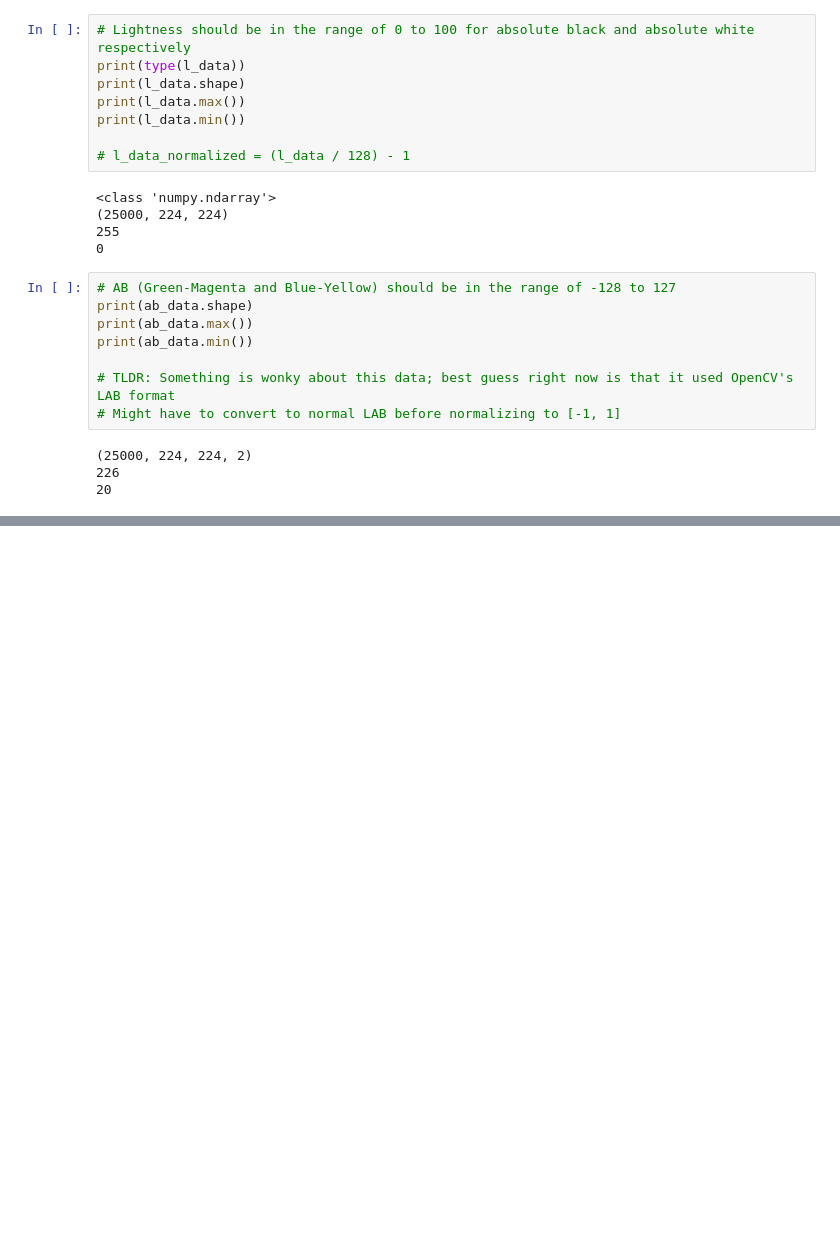
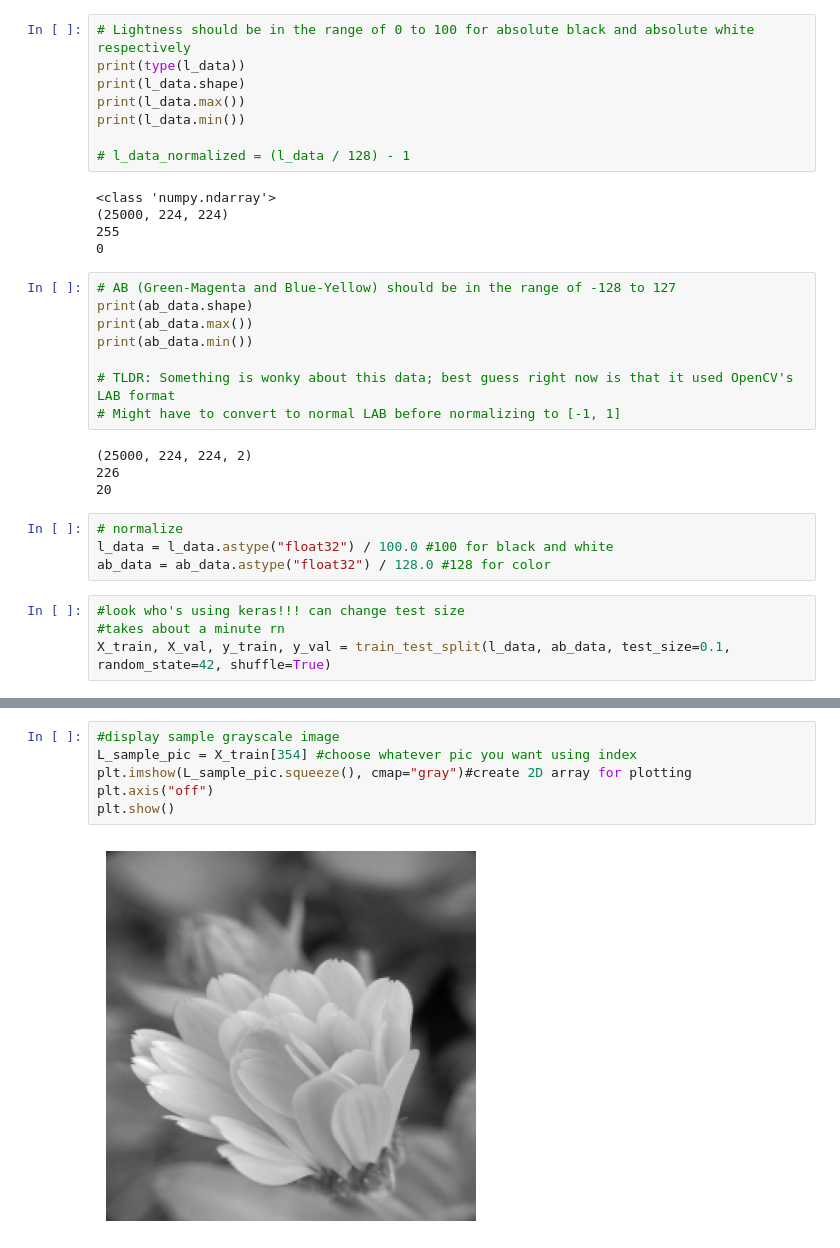
Before and after one commit to laura-anker/NN-FinalProject, a Jupyter notebook: colorization_model.ipynb, the cells around one changed output, grey strips where cells are left out. Cells and saved outputs as stored; diff of their text form; blank space fills up the shorter version.

Commit message:
added code to display black and white sample pic

```diff
--- a/colorization_model.ipynb
+++ b/colorization_model.ipynb
@@ -46,3 +49,11 @@ print(ab_data.min())
 (25000, 224, 224, 2)
 226
 20
+# %%
+# normalize
+l_data = l_data.astype("float32") / 100.0 #100 for black and white
+ab_data = ab_data.astype("float32") / 128.0 #128 for color
+# %%
+#look who's using keras!!! can change test size
+#takes about a minute rn
+X_train, X_val, y_train, y_val = train_test_split(l_data, ab_data, test_size=0.1, random_state=42, shuffle=True)
@@ -48,0 +73,8 @@ print(ab_data.min())
+# %%
+#display sample grayscale image
+L_sample_pic = X_train[354] #choose whatever pic you want using index
+plt.imshow(L_sample_pic.squeeze(), cmap="gray")#create 2D array for plotting
+plt.axis("off")
+plt.show()
+# %% [output]
+[figure, added]
```
Also changed, not shown: parts of 2 cells of this notebook.
